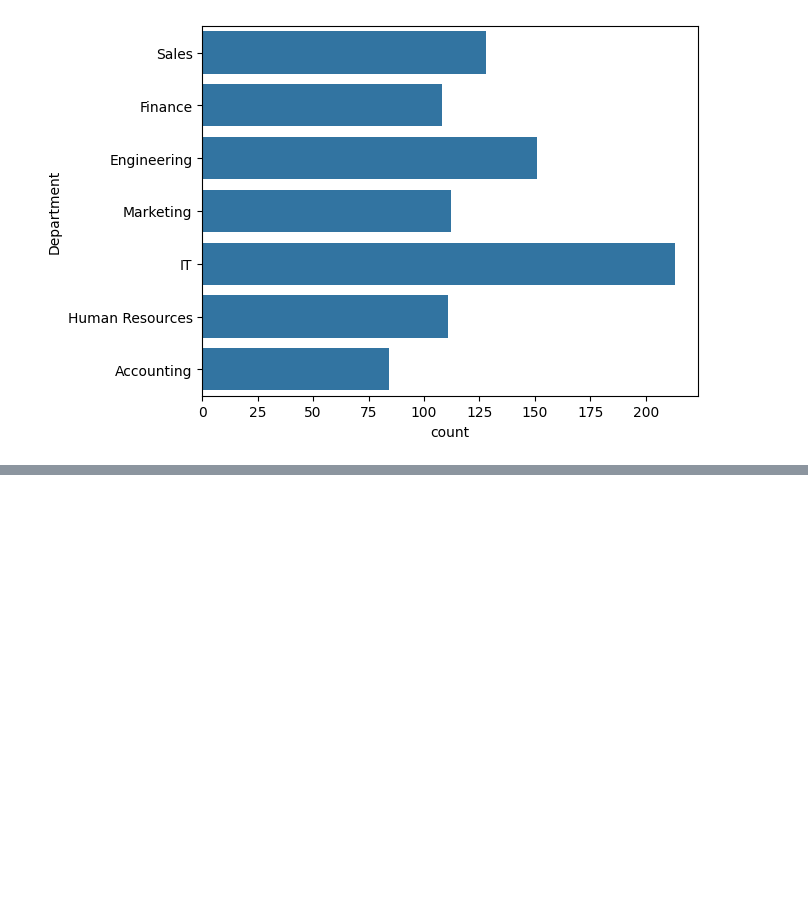
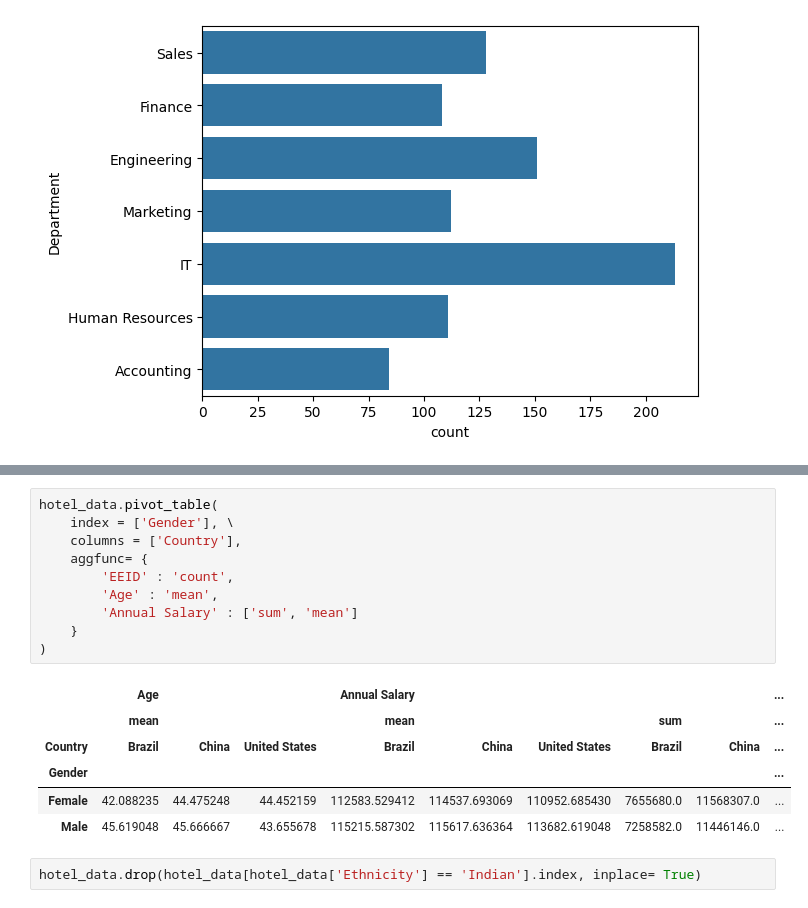
Before and after one commit to Bhawani0038/pandas-tutorial, a Jupyter notebook: new.ipynb, the cells around one changed output, grey strips where cells are left out. Drawn from its saved outputs; the diff is of its cells as text; blank space fills up the shorter version.

```diff
--- a/new.ipynb
+++ b/new.ipynb
@@ -224,0 +272,19 @@ hotel_data.head()
+# %%
+hotel_data.pivot_table(
+    index = ['Gender'], \
+    columns = ['Country'],
+    aggfunc= {
+        'EEID' : 'count',
+        'Age' : 'mean',
+        'Annual Salary' : ['sum', 'mean']
+    }
+)
+# %% [output]
+|  | Age |  |  | Annual Salary |  |  |  |  | ... |
+|  | mean |  |  | mean |  |  | sum |  | ... |
+| Country | Brazil | China | United States | Brazil | China | United States | Brazil | China | ... |
+| Gender |  |  |  |  |  |  |  |  | ... |
+| Female | 42.088235 | 44.475248 | 44.452159 | 112583.529412 | 114537.693069 | 110952.685430 | 7655680.0 | 11568307.0 | ... |
+| Male | 45.619048 | 45.666667 | 43.655678 | 115215.587302 | 115617.636364 | 113682.619048 | 7258582.0 | 11446146.0 | ... |
+# %%
+hotel_data.drop(hotel_data[hotel_data['Ethnicity'] == 'Indian'].index, inplace= True)
```
Also changed, not shown: parts of 16 cells of this notebook, 2 other files.
